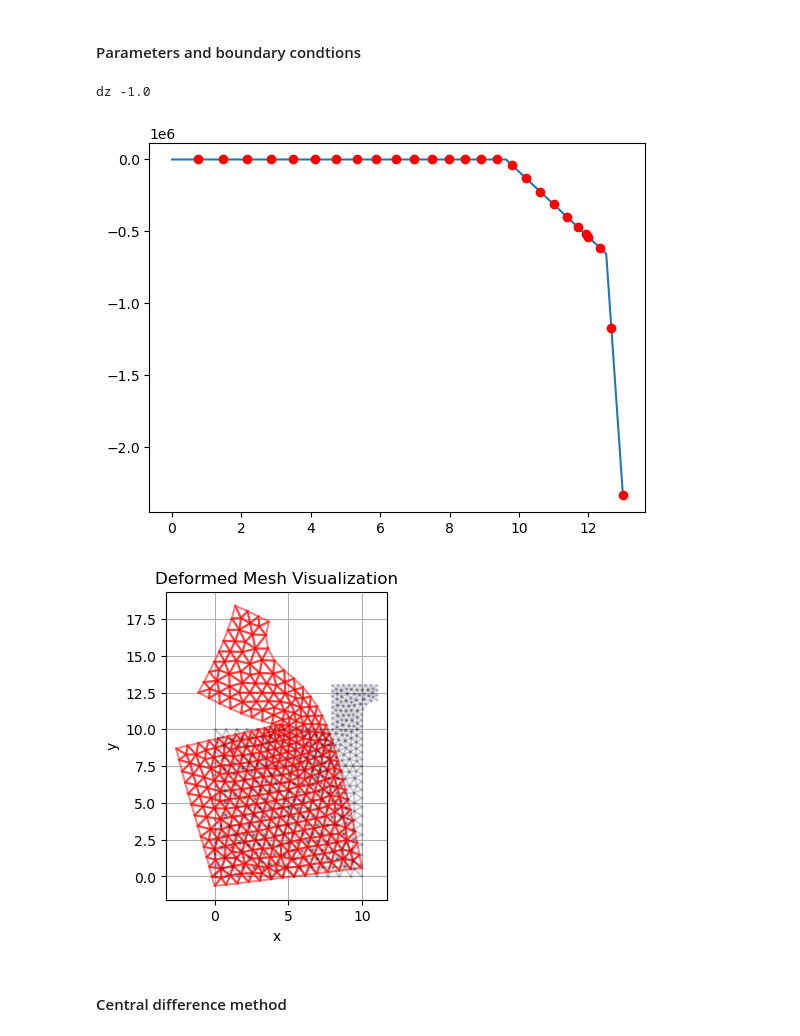
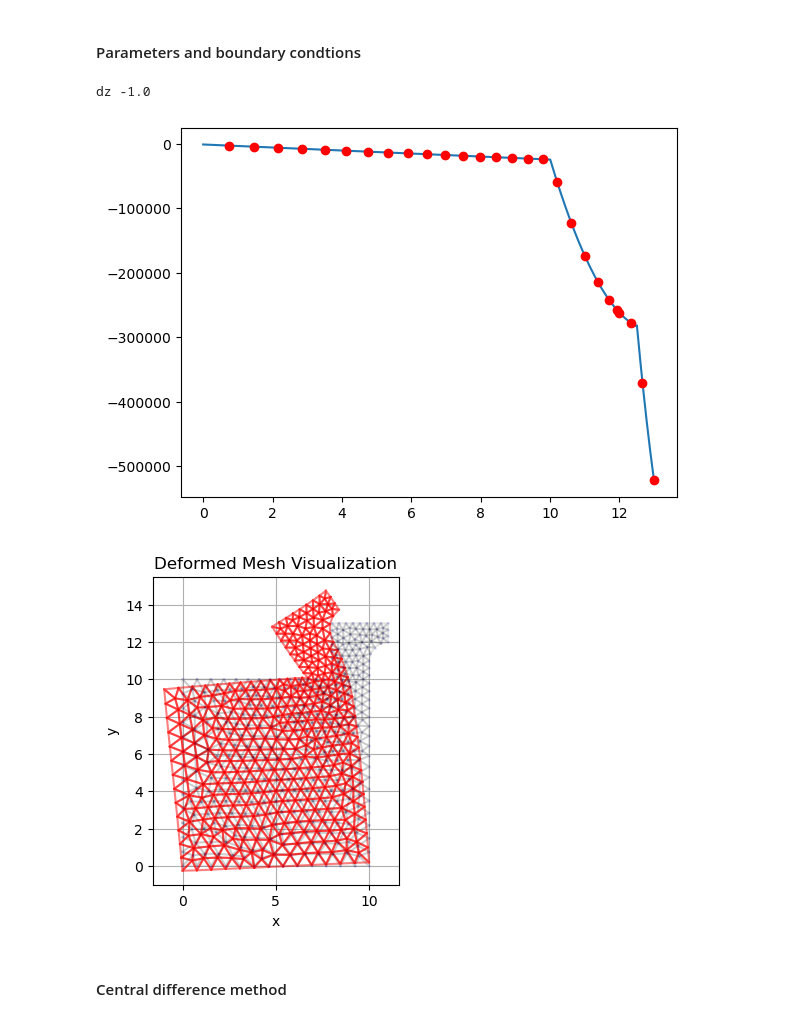
Before and after one commit to maxblw/CIEM4220_CM, a Jupyter notebook: model/1_model_definition.ipynb, the cells around one changed output. Drawn from its saved outputs; the diff is of its cells as text; code cells hidden in the pictures.

Commit message:
final tweaks goda force

```diff
--- a/model/1_model_definition.ipynb
+++ b/model/1_model_definition.ipynb
@@ -157,7 +157,7 @@ shape_functions = func.shape_functions(qp)
 # %% [markdown]
 #### Generating Load
 # %%
-def goda_originial(beta, labda1, labda2, Hmax, l, rho, g, eta, hc, k):
+def goda_originial(beta, labda1, labda2, Hmax, rho, g, eta, hc, k):
     """
     Calculate the Goda pressure distribution based on the original formula.
     beta = angle of the wave direction
@@ -181,7 +181,7 @@ def goda_originial(beta, labda1, labda2, Hmax, l, rho, g, eta, hc, k):
     p3 = alpha3 * p1
     return [p1, p3]
 
-def array_Goda(l, h1, h2, eta, goda, k, H, plot=False):
+def array_Goda(h_tot, h1, h2, eta, goda, k, H, plot=False):
     """
     Create an array of pressure values based on the Goda formula.
     l: total height of caisson [m]
@@ -194,10 +194,11 @@ def array_Goda(l, h1, h2, eta, goda, k, H, plot=False):
     p3 = goda[1]
     d = eta + h1
 
-    z = np.linspace(0, l, 1000) # z coordinate from bottom to top of the caisson
+    z = np.linspace(0, h_tot, 1000) # z coordinate from bottom to top of the caisson
 
     # define the correction factors
     L = (2* np.pi) / k  # wave length
+    l = 1.25 # Horizontal curvature length
 
     p3til = 5848 * H * l / (L ** 2) + 9.75
     p2til = 0.45 * p3til
@@ -339,12 +340,12 @@ def array_Goda(l, h1, h2, eta, goda, k, H, plot=False):
 # examples of input values
 h = 10
 beta = 2
-k = 2 * np.pi / 20  # wave number, assuming a wavelength of 10 m
+k = 2 * np.pi / 15  # wave number, assuming a wavelength of 10 m
 
-H = 2
+H = 1
 labda1 = 4
 labda2 = 2
-l = 13 # m
+h_tot = 13 # m
 L = 15 # m
 rho = 1025 # density of salt water
 g = 9.81 #m/s^2
@@ -355,7 +356,7 @@ d = 10
 h1 = h
 h2 = 12.5
 
-goda = goda_originial(beta, labda1, labda2, H, l, rho, g, eta, hc, k)
-Pv = array_Goda(l, h1, h2, eta, goda, k, H, plot=True)
+goda = goda_originial(beta, labda1, labda2, H, rho, g, eta, hc, k)
+q_goda = array_Goda(h_tot, h1, h2, eta, goda, k, H, plot=True)
 # %% [output]
 h1 10 h2 12.5 d 15
@@ -427,33 +428,32 @@ for node in bottom_Bnodes:
     K[dof_y, dof_y] += k_bottom  # Add the bottom stiffness
 # %%
 n_fp = 1000
-z = y_goda
 z = np.linspace(0, roof, n_fp)  # Length of the breakwater
-q = -np.array(goda_dist)
+q = -np.array(q_goda)
 # q = np.linspace(-50 * 10e3,0, n_fp) # Force distribution along the length
 plt.plot(z, q, label='Force over length')
 # print(sea_dofs)
 idx_coords = [int(dof / 2) for dof in sea_dofs_x]  # Convert to indices for points
 
 z_coords = points[idx_coords][:, 1]  # Extract z-coordinates of the seaside nodes
 
 q_interp = np.interp(z_coords, z, q)
 plt.plot(z_coords, q_interp, 'ro', label='Interpolated Force')
 # print("z_coord", z_coords)
 # print(sea_dofs)
 dz = z_coords[1] - z_coords[0]
 print("dz", dz)
 
 for dof in sea_dofs_x:
     z_coord = points[int(dof / 2), 1]
     i = np.where(z_coords == z_coord)[0]
     q_comp = q_interp[i]
     F_comp = q_comp * dz
     f[dof] = F_comp
     # print("Force component at dof", dof,", at z =",z_coord, ":", F_comp)
 # %% [output]
 dz -1.0
-[figure, old version]
+[figure, new version]
 # %%
 # Solve the system of equations
 u = np.linalg.solve(K, f)
@@ -479,7 +479,7 @@ plt.title("Deformed Mesh Visualization")
 plt.grid(True)
 plt.show()
 # %% [output]
-[figure, old version]
+[figure, new version]
 # %% [markdown]
 #### Central difference method
 # %%
```
Also changed, not shown: parts of 2 cells of this notebook.
